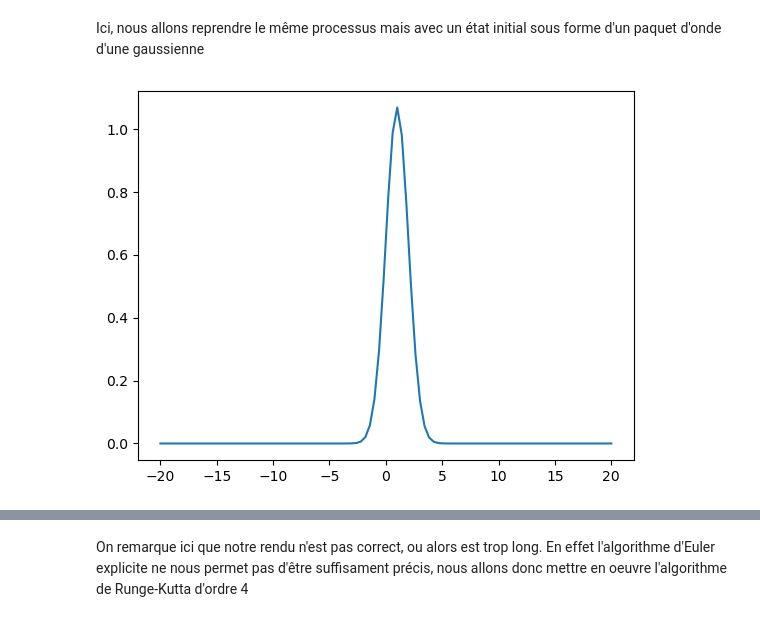
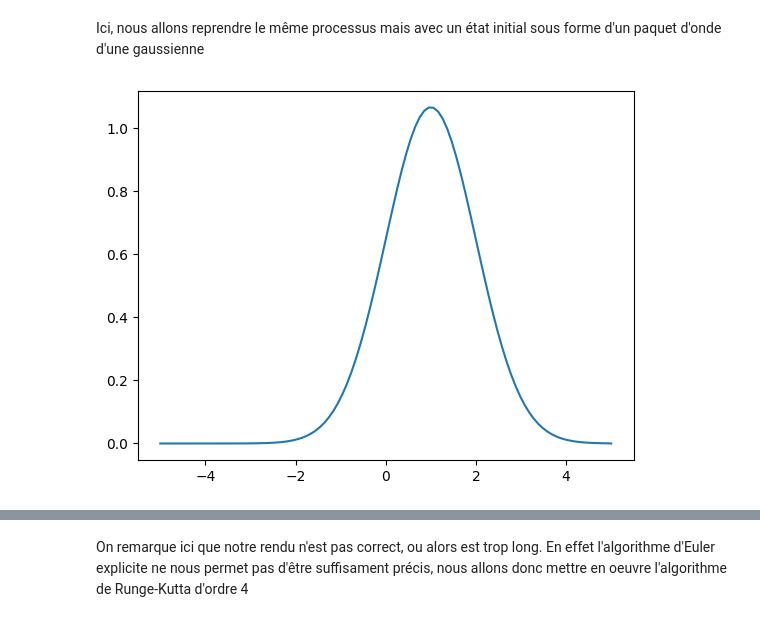
Before and after one commit to lucasboistay/shrodinger_simulation, a Jupyter notebook: evo_temp.ipynb, the cells around one changed output, grey strips where cells are left out. Cells and saved outputs as stored; diff of their text form; code cells hidden in the pictures.

```diff
--- a/evo_temp.ipynb
+++ b/evo_temp.ipynb
@@ -9,16 +9,18 @@ Imaginons que l'on obtienne un hamiltonien complexe $\psi(x)$ sous la forme d'un
 # %%
 import numpy as np
 import matplotlib.pyplot as plt
-
+from scipy.linalg import eigh_tridiagonal
+from matplotlib.animation import PillowWriter
 
 # On définit d'abord les constantes dx et dt.
 N = 100
-L = 20
+L = 5
 dx = L/N
 
-M = 10000
+M = 100000
 T = 10
 dt = T/M
+dt_approx = np.format_float_scientific(dt, precision = 1, exp_digits=1)
 
 # Puis x tel que
 
@@ -97,13 +102,2 @@ print(H)
 # %% [markdown]
 On forme ensuite une liste de liste psi\[t\]\[x\] représentant toutes les valeurs de v (le vecteur de psi) pour tout t
-# %%
-psi = np.zeros((M,N),dtype=complex)
-
-#On pose un p défini qui représente l'énergie dans laquelle on se place
-
-p = 0
-
-for i in range(N):
-    psi[0][i] = v[i][p]
-psi[0] = normalize(psi[0],dx)
-print(psi)
@@ -151,17 +152,24 @@ get_graph(psi,"euler_etat_statio0",10)
 # %% [markdown]
 Ici, nous allons reprendre le même processus mais avec un état initial sous forme d'un paquet d'onde d'une gaussienne
 # %%
-x0 = 1
-sigma = 1
+def get_psi_gauss(x0,sigma):
+    """
+    Get the Psi0 in a form of a gaussian wave paquet
+    :param x0: X where the gaussian is maximal
+    :param sigma: how large is the gaussian
+    :return: psi0
+    """
+    psi = np.zeros(N,dtype=complex)
 
-for i in range(N):
-    inside_exp = -((x[i]-x0)**2)/(2*(sigma**2))
-    psi[0][i] = np.exp(inside_exp)/(sigma*np.sqrt(2*np.pi))
+    for i in range(N):
+        inside_exp = -((x[i]-x0)**2)/(2*(sigma**2))
+        psi[i] = np.exp(inside_exp)/(sigma*np.sqrt(2*np.pi))
 
-psi[0] = normalize(psi[0],dx)
+    psi = normalize(psi,dx)
+    return psi
 
-
-plt.plot(x,np.abs(psi[0]))
+psi0 = get_psi_gauss(1,1)
+plt.plot(x,np.abs(psi0))
 plt.show()
 # %% [output]
-[figure, old version]
+[figure, new version]
```
Also changed, not shown: parts of 14 cells of this notebook, 34 other files.
